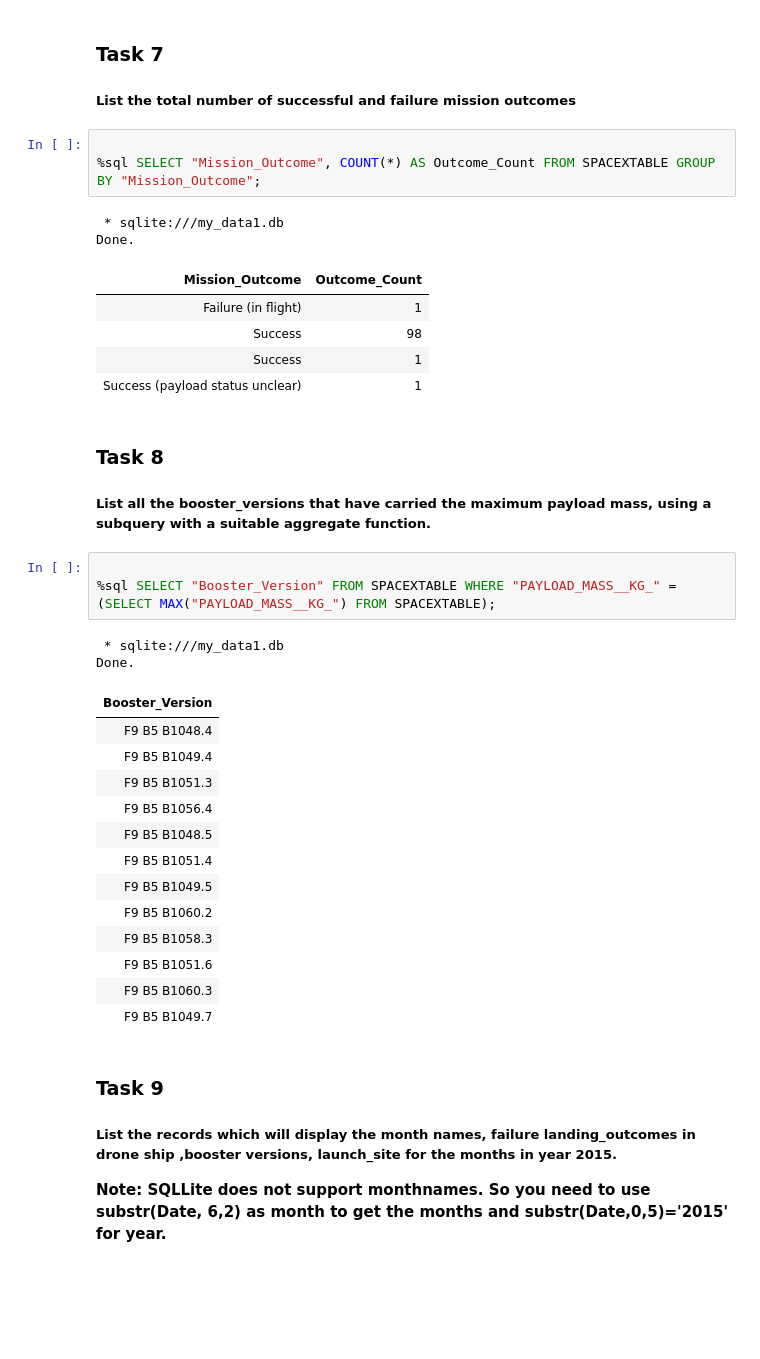
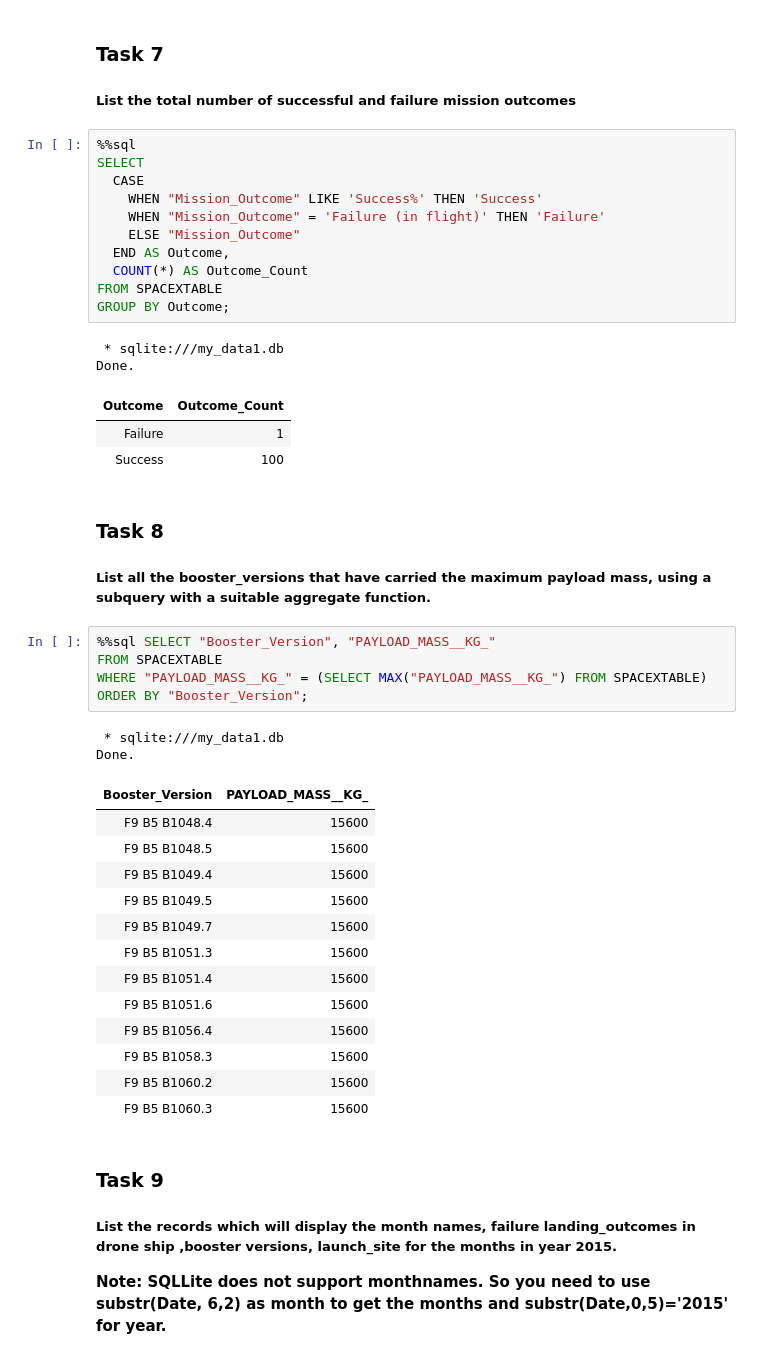
Before and after one commit to MatheusMessage/ds-capstone-coursera, a Jupyter notebook: jupyter-labs-eda-sql-coursera_sqllite.ipynb, the cells around one changed output. Cells and saved outputs as stored; diff of their text form; blank space fills up the shorter version.

```diff
--- a/jupyter-labs-eda-sql-coursera_sqllite.ipynb
+++ b/jupyter-labs-eda-sql-coursera_sqllite.ipynb
@@ -233,16 +233,22 @@ Done.
 
 ##### List the total number of successful and failure mission outcomes
 # %%
-
-%sql SELECT "Mission_Outcome", COUNT(*) AS Outcome_Count FROM SPACEXTABLE GROUP BY "Mission_Outcome";
+%%sql
+SELECT
+  CASE
+    WHEN "Mission_Outcome" LIKE 'Success%' THEN 'Success'
+    WHEN "Mission_Outcome" = 'Failure (in flight)' THEN 'Failure'
+    ELSE "Mission_Outcome"
+  END AS Outcome,
+  COUNT(*) AS Outcome_Count
+FROM SPACEXTABLE
+GROUP BY Outcome;
 # %% [output]
  * sqlite:///my_data1.db
 Done.
-| Mission_Outcome | Outcome_Count |
-| Failure (in flight) | 1 |
-| Success | 98 |
-| Success | 1 |
-| Success (payload status unclear) | 1 |
+| Outcome | Outcome_Count |
+| Failure | 1 |
+| Success | 100 |
 # %% [markdown]
 ### Task 8
 
@@ -250,24 +256,26 @@ Done.
 
 ##### List all the booster_versions that have carried the maximum payload mass, using a subquery with a suitable aggregate function.
 # %%
-
-%sql SELECT "Booster_Version" FROM SPACEXTABLE WHERE "PAYLOAD_MASS__KG_" = (SELECT MAX("PAYLOAD_MASS__KG_") FROM SPACEXTABLE);
+%%sql SELECT "Booster_Version", "PAYLOAD_MASS__KG_"
+FROM SPACEXTABLE
+WHERE "PAYLOAD_MASS__KG_" = (SELECT MAX("PAYLOAD_MASS__KG_") FROM SPACEXTABLE)
+ORDER BY "Booster_Version";
 # %% [output]
  * sqlite:///my_data1.db
 Done.
-| Booster_Version |
-| F9 B5 B1048.4 |
-| F9 B5 B1049.4 |
-| F9 B5 B1051.3 |
-| F9 B5 B1056.4 |
-| F9 B5 B1048.5 |
-| F9 B5 B1051.4 |
-| F9 B5 B1049.5 |
-| F9 B5 B1060.2 |
-| F9 B5 B1058.3 |
-| F9 B5 B1051.6 |
-| F9 B5 B1060.3 |
-| F9 B5 B1049.7 |
+| Booster_Version | PAYLOAD_MASS__KG_ |
+| F9 B5 B1048.4 | 15600 |
+| F9 B5 B1048.5 | 15600 |
+| F9 B5 B1049.4 | 15600 |
+| F9 B5 B1049.5 | 15600 |
+| F9 B5 B1049.7 | 15600 |
+| F9 B5 B1051.3 | 15600 |
+| F9 B5 B1051.4 | 15600 |
+| F9 B5 B1051.6 | 15600 |
+| F9 B5 B1056.4 | 15600 |
+| F9 B5 B1058.3 | 15600 |
+| F9 B5 B1060.2 | 15600 |
+| F9 B5 B1060.3 | 15600 |
 # %% [markdown]
 ### Task 9
 
```
Also changed, not shown: 2 other files.
